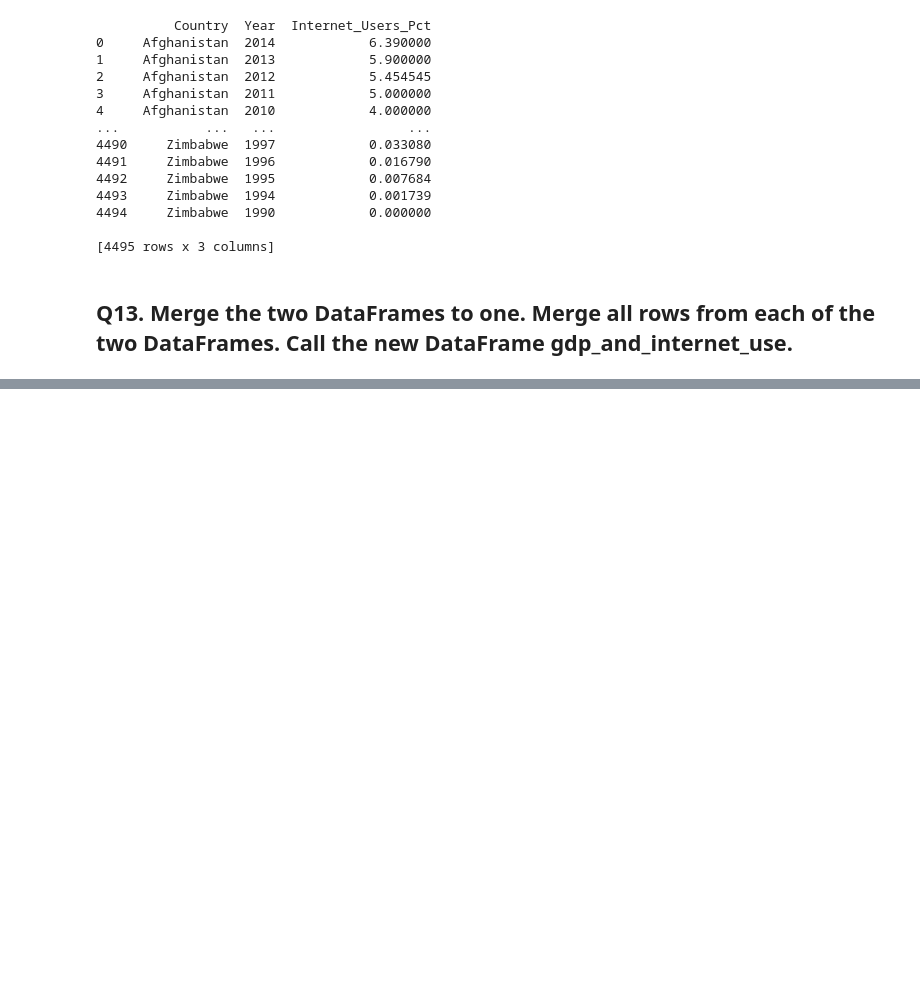
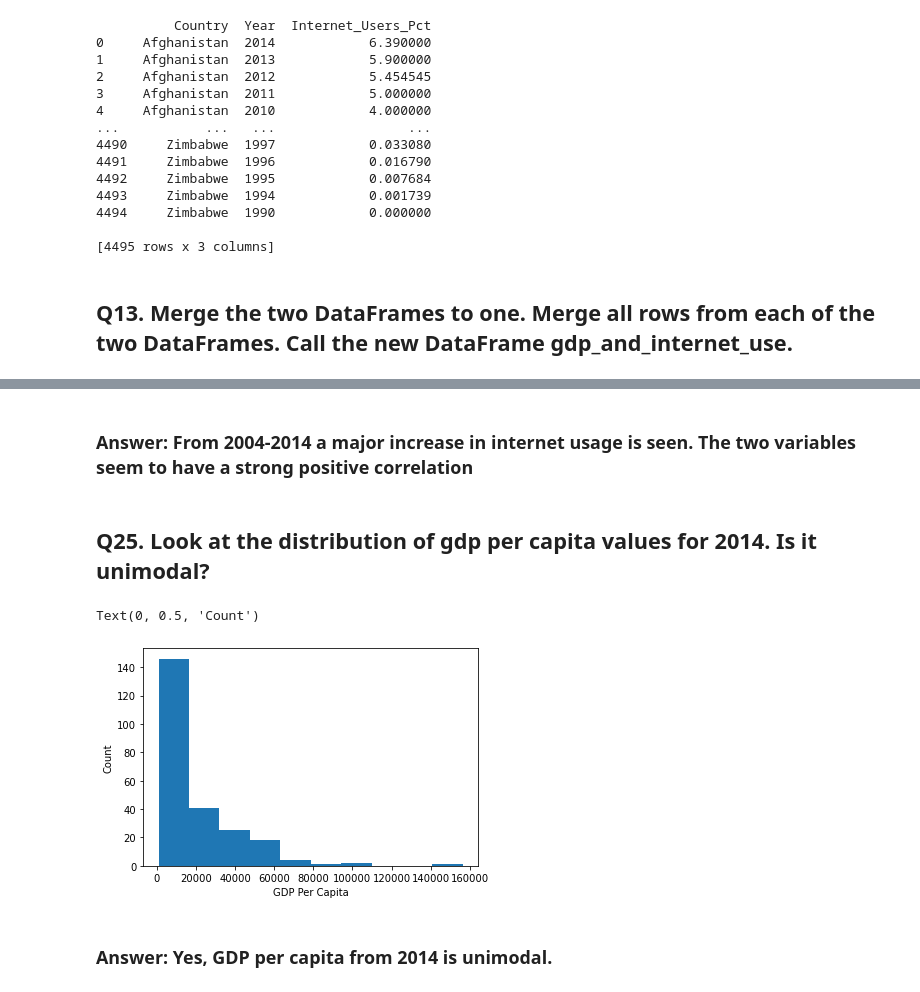
Before and after one commit to ANW16/gdp_and_internet_usage_python, a Jupyter notebook: notebook/gdp_and_internet_usage_notebook.ipynb, the cells around one changed output, grey strips where cells are left out. Cells and saved outputs as stored; diff of their text form; code cells hidden in the pictures; blank space fills up the shorter version.

```diff
--- a/notebook/gdp_and_internet_usage_notebook.ipynb
+++ b/notebook/gdp_and_internet_usage_notebook.ipynb
@@ -180,0 +336,13 @@ gdp_and_internet_use =
+# %% [markdown]
+### Answer: From 2004-2014 a major increase in internet usage is seen. The two variables seem to have a strong positive correlation
+# %% [markdown]
+## Q25. Look at the distribution of gdp per capita values for 2014. Is it unimodal?
+# %%
+plt.hist(gdp_internet_2014.GDP_Per_Capita)
+plt.xlabel('GDP Per Capita')
+plt.ylabel('Count')
+# %% [output]
+Text(0, 0.5, 'Count')
+[figure, added]
+# %% [markdown]
+### Answer: Yes, GDP per capita from 2014 is unimodal.
```
Also changed, not shown: parts of 34 cells of this notebook.
